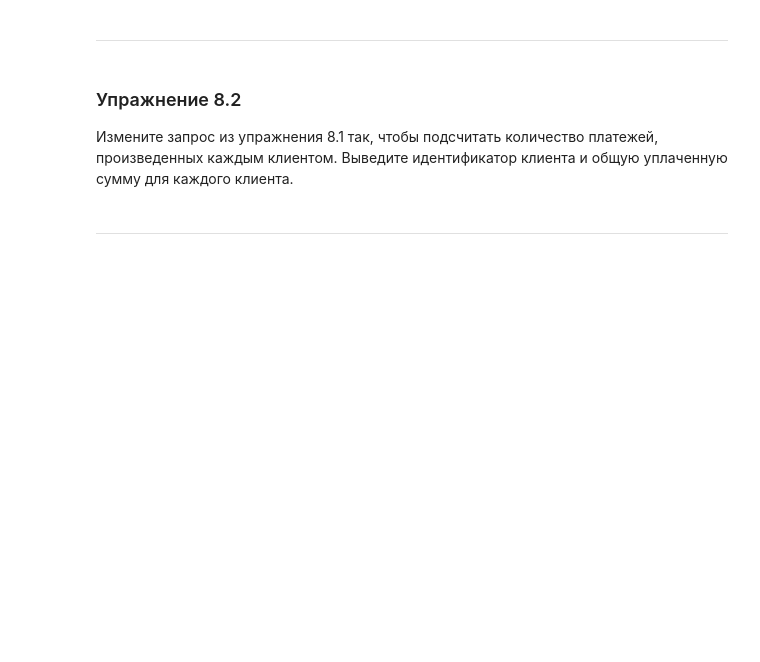
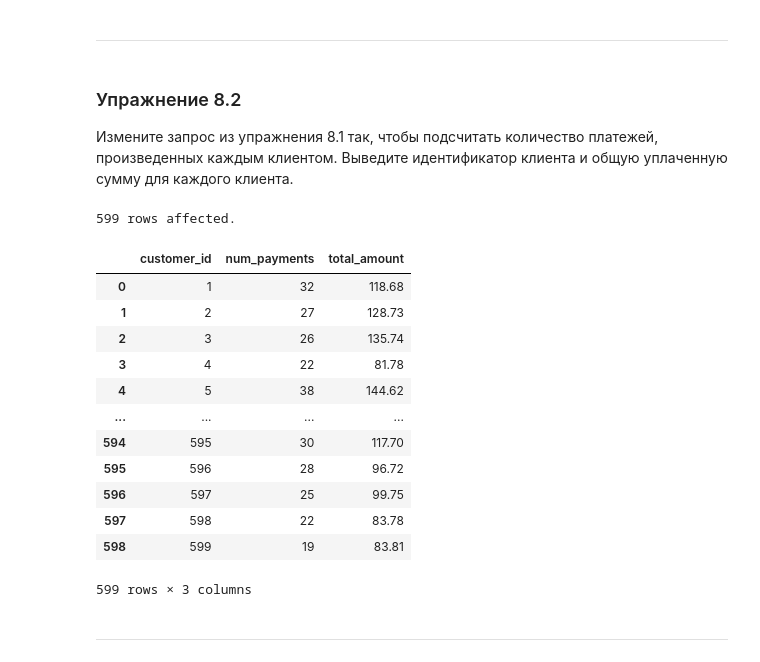
Before and after one commit to magus1968/learning-sql, a Jupyter notebook: docs/chapters/ch08.ipynb, the cells around one changed output. Saved outputs shown, nothing was run; the diff lists cells and outputs as text; code cells hidden in the pictures; blank space fills up the shorter version.

```diff
--- a/docs/chapters/ch08.ipynb
+++ b/docs/chapters/ch08.ipynb
@@ -746,7 +750,27 @@ FROM payment;
 Измените запрос из упражнения 8.1 так, чтобы подсчитать количество платежей, произведенных каждым клиентом. Выведите идентификатор клиента и общую уплаченную сумму для каждого клиента.
 # %%
 %%sql
--- Решение
+SELECT
+    customer_id,
+    COUNT(*) num_payments,
+    SUM(amount) total_amount
+FROM payment
+GROUP BY customer_id;
+# %% [output]
+599 rows affected.
+|  | customer_id | num_payments | total_amount |
+| 0 | 1 | 32 | 118.68 |
+| 1 | 2 | 27 | 128.73 |
+| 2 | 3 | 26 | 135.74 |
+| 3 | 4 | 22 | 81.78 |
+| 4 | 5 | 38 | 144.62 |
+| ... | ... | ... | ... |
+| 594 | 595 | 30 | 117.70 |
+| 595 | 596 | 28 | 96.72 |
+| 596 | 597 | 25 | 99.75 |
+| 597 | 598 | 22 | 83.78 |
+| 598 | 599 | 19 | 83.81 |
+599 rows × 3 columns
 # %% [markdown]
 
 ---
```
Also changed, not shown: parts of 7 cells of this notebook.
